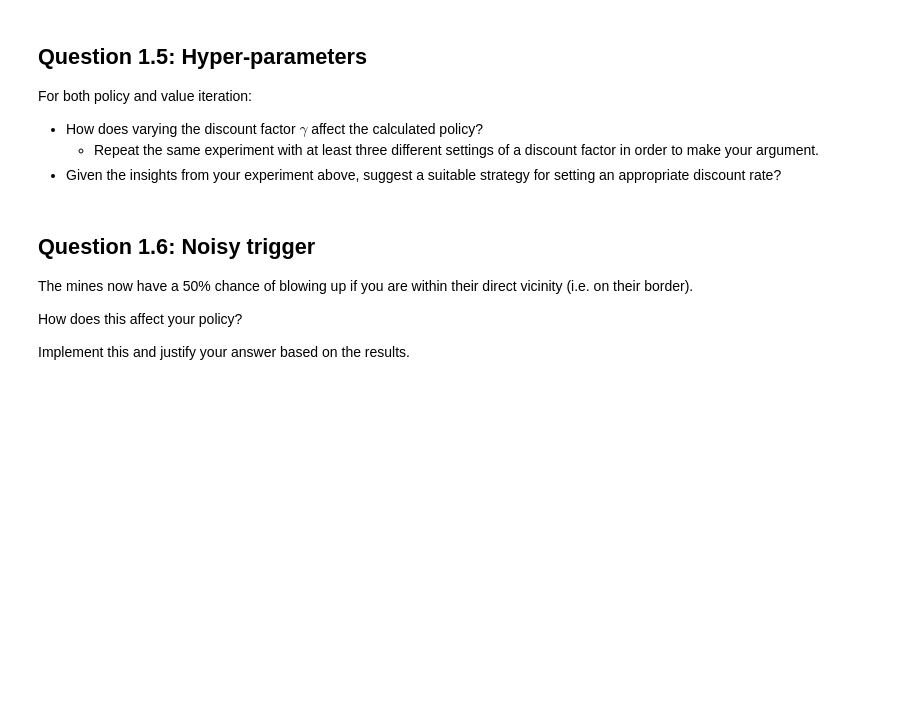
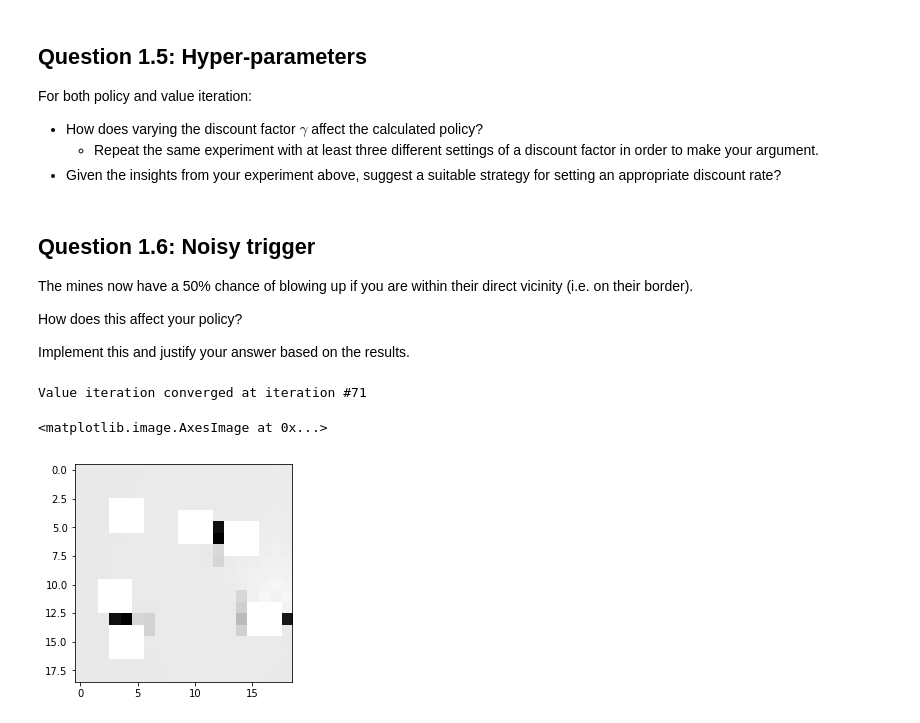
Before and after one commit to cholakov/CourseWork, a Jupyter notebook: CW2.ipynb, the cells around one changed output. Saved outputs shown, nothing was run; the diff lists cells and outputs as text; code cells hidden in the pictures; blank space fills up the shorter version.

```diff
--- a/CW2.ipynb
+++ b/CW2.ipynb
@@ -217,3 +221,41 @@ def get_reward(nextState):
+# %%
+def calculate_reward(noisy=False):
+    """
+    Returns the reward for transition to each state.
+
+    """
+    reward = { "goal": 100,
+               "mine": -100,
+               "edge": -1,
+               "water": -1 }
+
+    R = {}
+
+    for state, region in np.ndenumerate(submarine.maze):
+        r = float()
+
+        if list(state) in submarine.goal_states: # goal
+            r = reward['goal']
+        elif region == 4: # mine
+            r = reward['mine']
+        elif region in (7,8): # sky or edge
+            r = reward['edge']
+        else: # water or unchartered
+            r = reward['water']
+
+        if noisy:
+            # Check if mine in neighboring states
+            mine = False
+            for direction in range(submarine.num_actions):
+                neighbor = bounds_check(state, direction)
+                neighbor_type = maze_array[neighbor[0]][neighbor[1]]
+                if neighbor_type == 4: # mine
+                    mine = True
+            if mine:
+                r = (r + reward['mine'])*0.5
+        R[state] = r
+
+    return R
 # %% [markdown]
 ## Question 1.2: Value Iteration
 
@@ -448,3 +482,11 @@ The mines now have a 50% chance of blowing up if you are within their direct vic
 How does this affect your policy?
 
 Implement this and justify your answer based on the results.
+# %%
+R_noisy = calculate_reward(noisy=True)
+V_noisy = val_iteration(R_noisy)
+plt.imshow(V_noisy, cmap='gray')
+# %% [output]
+Value iteration converged at iteration #71
+<matplotlib.image.AxesImage at 0x...>
+[figure, added]
```
Also changed, not shown: parts of 22 cells of this notebook, 7 other files.
